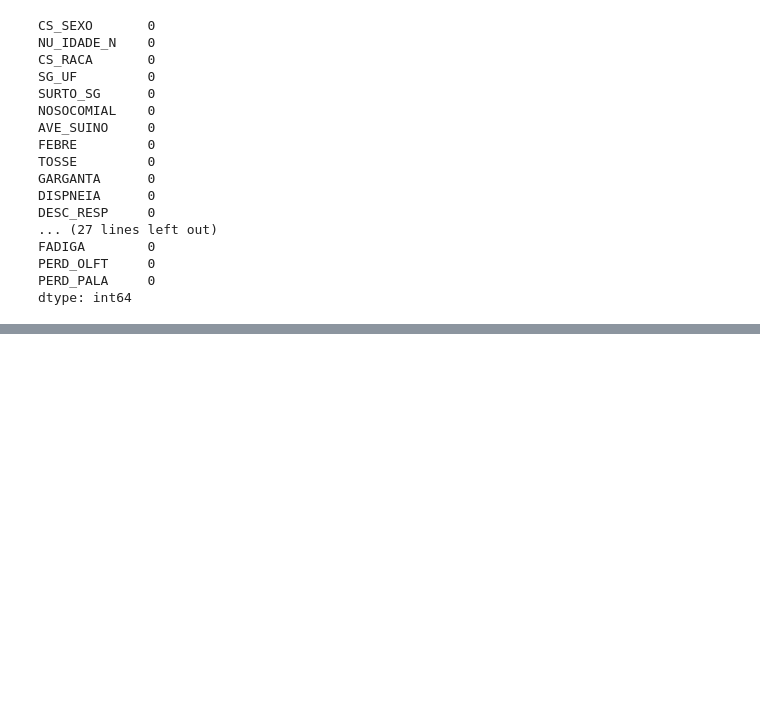
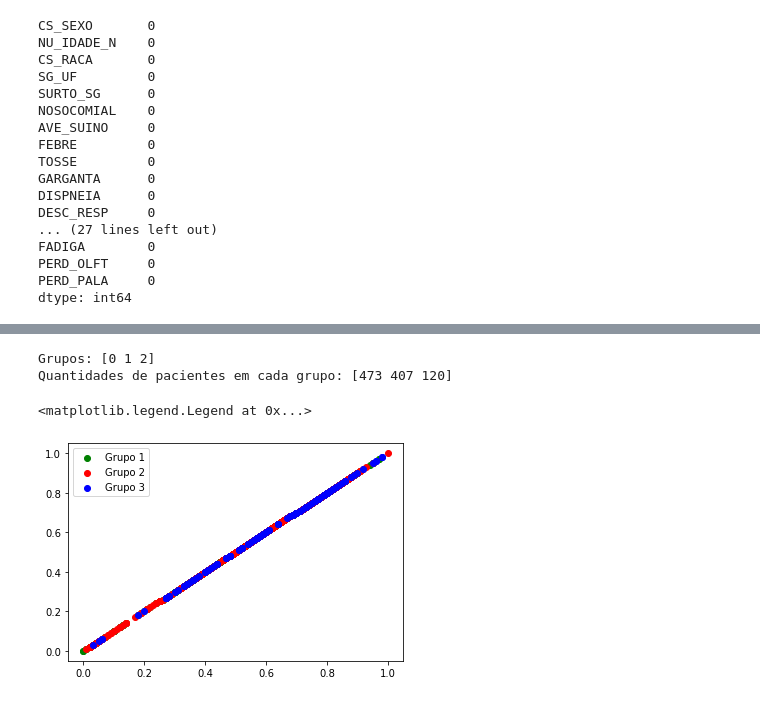
Before and after one commit to endhel/SRAG-Agrupamento-Deteccao-De-Anomalia, a Jupyter notebook: SRAG-Agrupamento-Deteccao-Anomalias.ipynb, the cells around one changed output, grey strips where cells are left out. Saved outputs shown, nothing was run; the diff lists cells and outputs as text; code cells hidden in the pictures; blank space fills up the shorter version.

```diff
--- a/SRAG-Agrupamento-Deteccao-Anomalias.ipynb
+++ b/SRAG-Agrupamento-Deteccao-Anomalias.ipynb
@@ -301,0 +302,3 @@ df
+# %%
+X_pacientes = df.iloc[:, :40].copy()
+X_pacientes.head()
@@ -301,0 +313,5 @@ df
+# %%
+# Agrupamento com KMeans utilizando 3 clusters
+cluster = KMeans(n_clusters = 3)
+grupos = cluster.fit_predict(X_pacientes)
+grupos
@@ -301,0 +336,18 @@ df
+# %%
+# Contagem de registros por cluster
+unicos, qnt = np.unique(grupos, return_counts = True)
+print(f'Grupos: {unicos}')
+print(f'Quantidades de pacientes em cada grupo: {qnt}')
+# %% [output]
+Grupos: [0 1 2]
+Quantidades de pacientes em cada grupo: [473 407 120]
+# %%
+# Gráfico de dispersão para visualizar os clusters
+x = X_pacientes.to_numpy()
+plt.scatter(x[grupos == 0, 1], x[grupos == 0, 1], label='Grupo 1', c='green')
+plt.scatter(x[grupos == 1, 1], x[grupos == 1, 1], label='Grupo 2', c='red')
+plt.scatter(x[grupos == 2, 1], x[grupos == 2, 1], label='Grupo 3', c='blue')
+plt.legend()
+# %% [output]
+<matplotlib.legend.Legend at 0x...>
+[figure, added]
```
Also changed, not shown: parts of 21 cells of this notebook.
